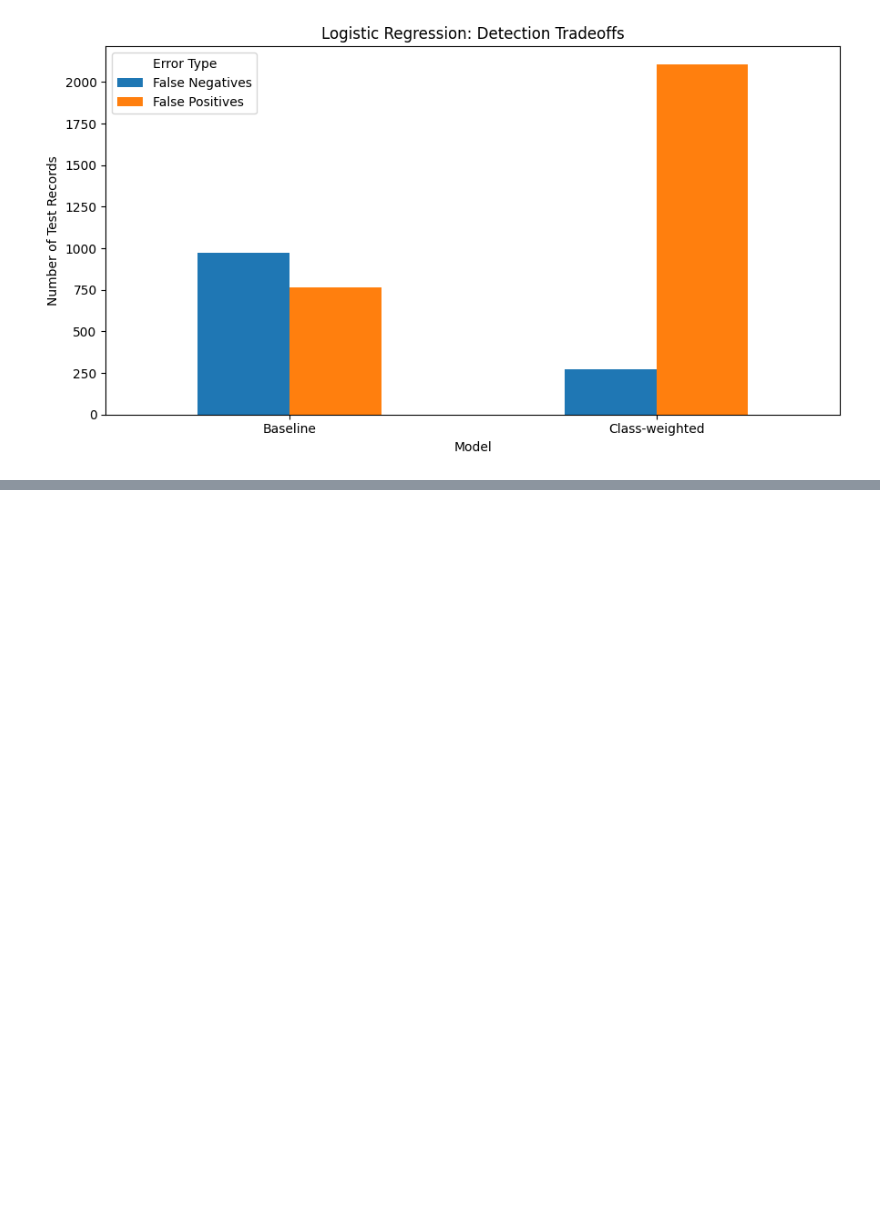
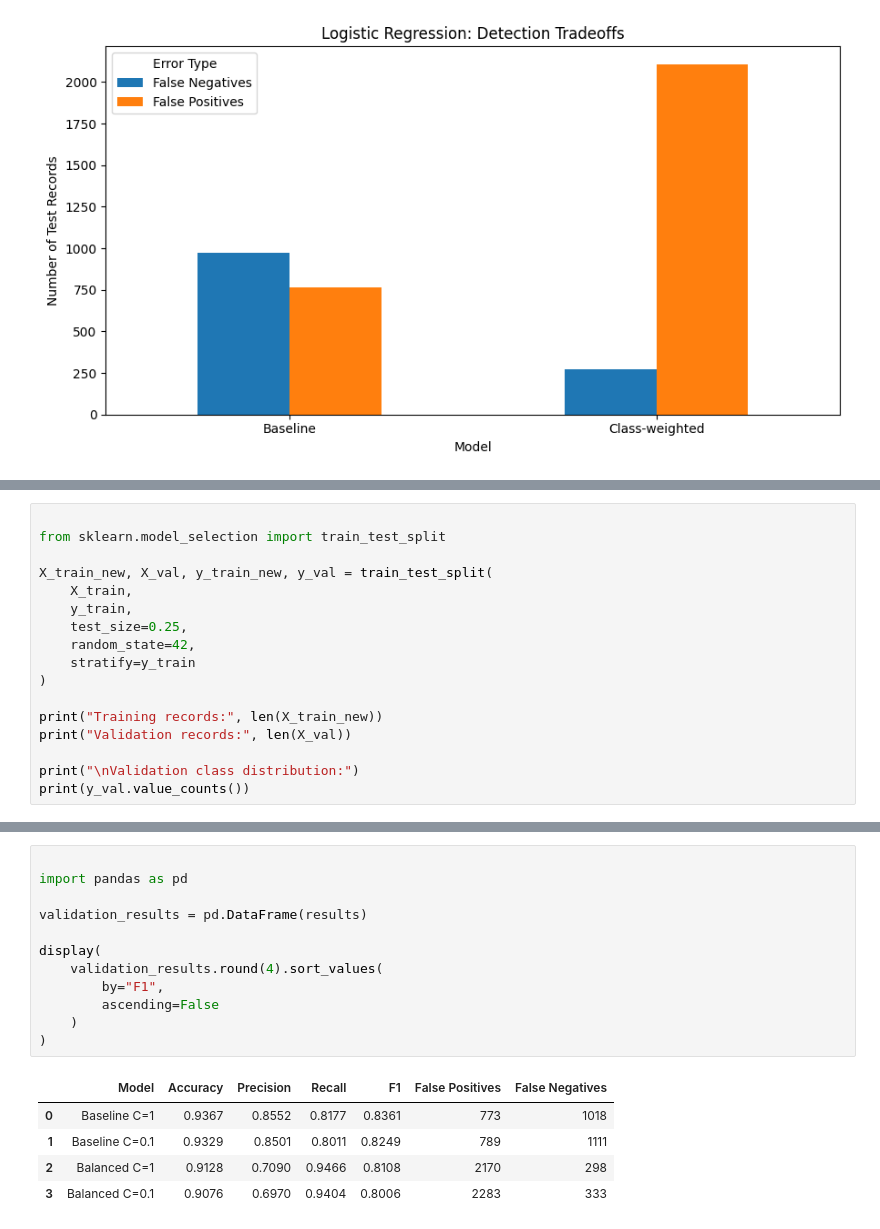
Before and after one commit to rahulraj710/AML-CID, a Jupyter notebook: notebooks/02_logistic_regression.ipynb, the cells around one changed output, grey strips where cells are left out. Drawn from its saved outputs; the diff is of its cells as text; blank space fills up the shorter version.

```diff
--- a/notebooks/02_logistic_regression.ipynb
+++ b/notebooks/02_logistic_regression.ipynb
@@ -558,0 +573,17 @@ plt.show()
+# %%
+
+from sklearn.model_selection import train_test_split
+
+X_train_new, X_val, y_train_new, y_val = train_test_split(
+    X_train,
+    y_train,
+    test_size=0.25,
+    random_state=42,
+    stratify=y_train
+)
+
+print("Training records:", len(X_train_new))
+print("Validation records:", len(X_val))
+
+print("\nValidation class distribution:")
+print(y_val.value_counts())
@@ -558,0 +657,18 @@ plt.show()
+# %%
+
+import pandas as pd
+
+validation_results = pd.DataFrame(results)
+
+display(
+    validation_results.round(4).sort_values(
+        by="F1",
+        ascending=False
+    )
+)
+# %% [output]
+|  | Model | Accuracy | Precision | Recall | F1 | False Positives | False Negatives |
+| 0 | Baseline C=1 | 0.9367 | 0.8552 | 0.8177 | 0.8361 | 773 | 1018 |
+| 1 | Baseline C=0.1 | 0.9329 | 0.8501 | 0.8011 | 0.8249 | 789 | 1111 |
+| 2 | Balanced C=1 | 0.9128 | 0.7090 | 0.9466 | 0.8108 | 2170 | 298 |
+| 3 | Balanced C=0.1 | 0.9076 | 0.6970 | 0.9404 | 0.8006 | 2283 | 333 |
```
Also changed, not shown: parts of 3 cells of this notebook.
